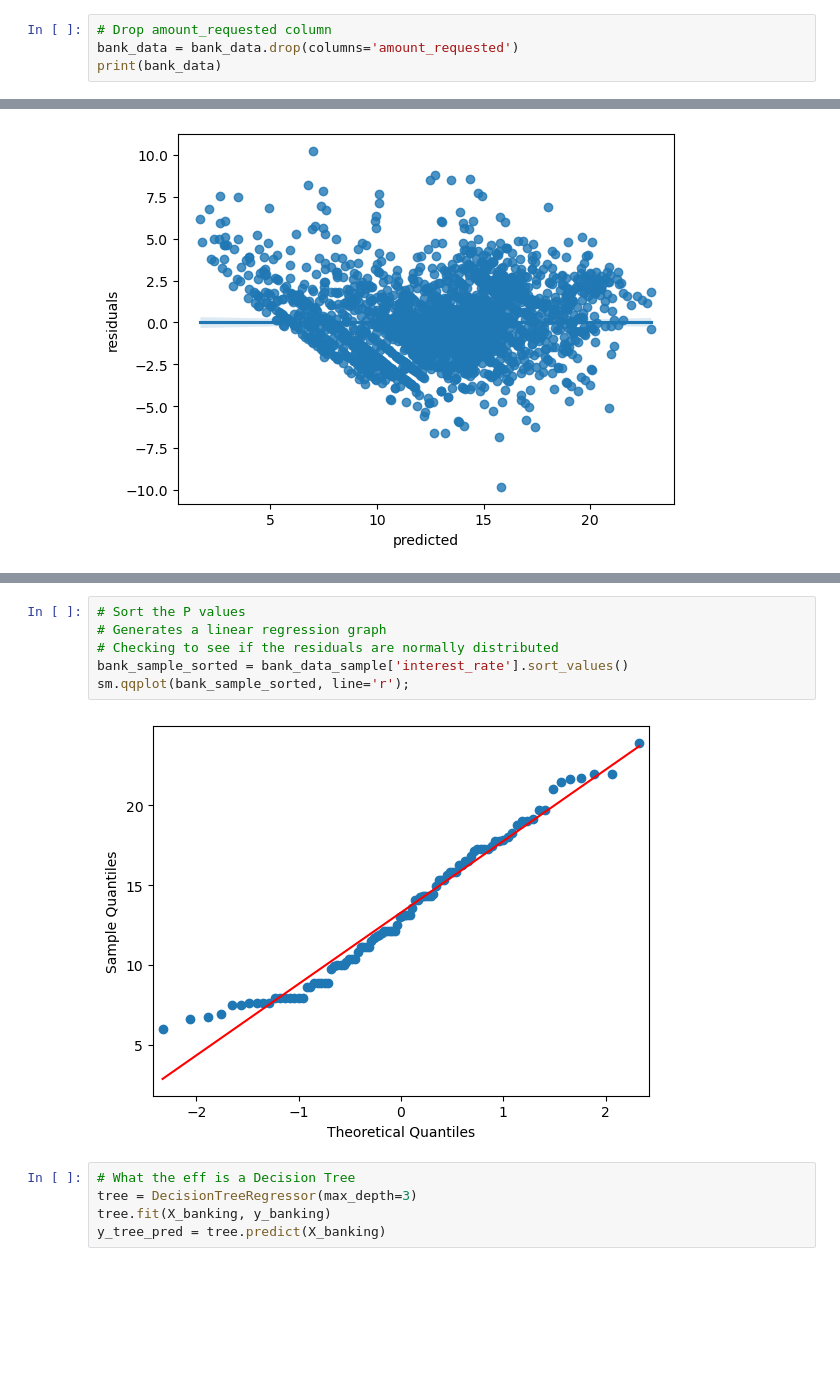
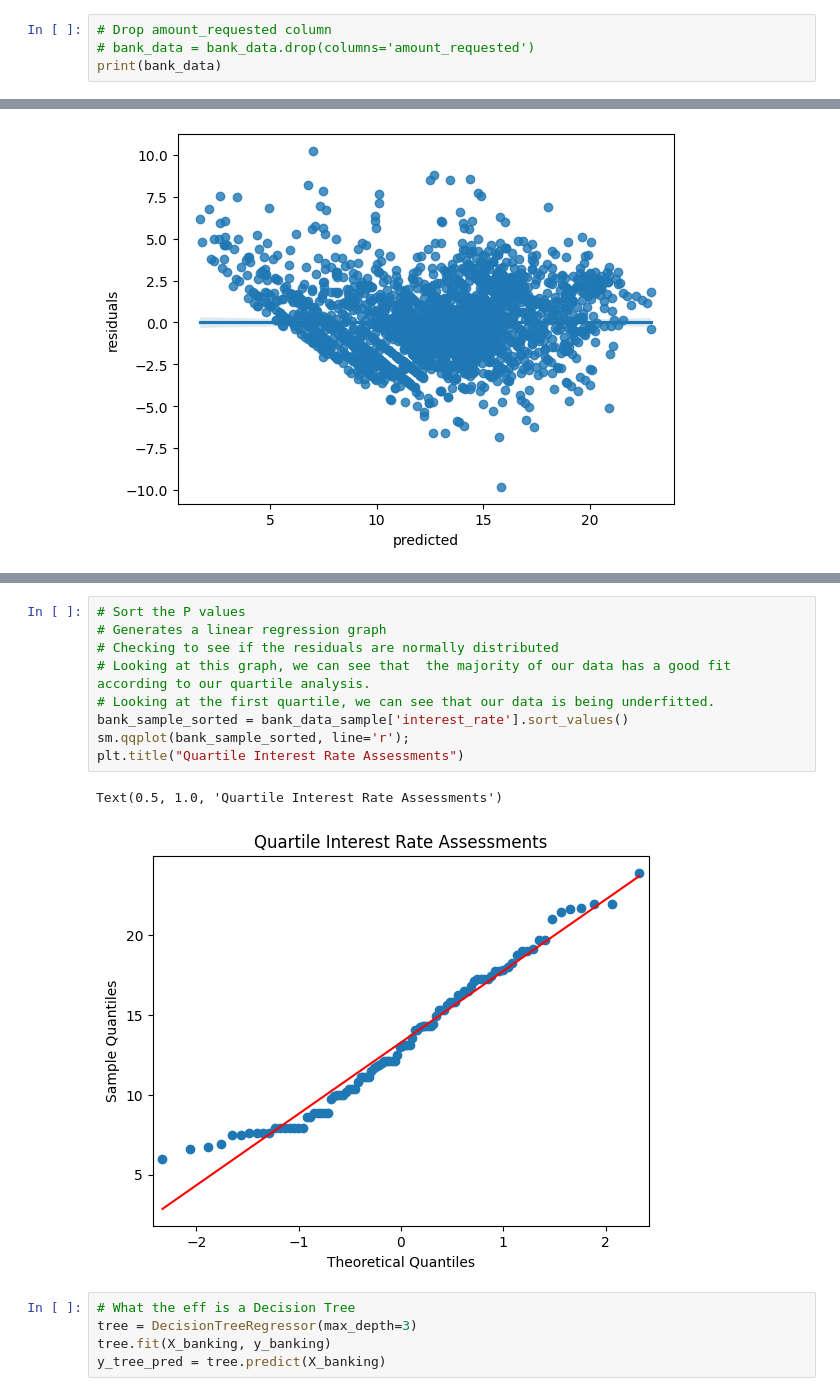
Before and after one commit to wolfman1986/Build_a_Linear_Regression_Model, a Jupyter notebook: workbooks/dataset_eda.ipynb, the cells around one changed output, grey strips where cells are left out. Drawn from its saved outputs; the diff is of its cells as text; blank space fills up the shorter version.

```diff
--- a/workbooks/dataset_eda.ipynb
+++ b/workbooks/dataset_eda.ipynb
@@ -99,6 +99,6 @@ dtype: int64
 - The column "amount_requested" does not represent a significant interest to this EDA
 # %%
 # Drop amount_requested column
-bank_data = bank_data.drop(columns='amount_requested')
+# bank_data = bank_data.drop(columns='amount_requested')
 print(bank_data)
 # %% [output]
@@ -214,11 +219,15 @@ See the caveats in the documentation: https://pandas.pydata.org/pandas-docs/stab
 # %%
 # Sort the P values
 # Generates a linear regression graph
 # Checking to see if the residuals are normally distributed
+# Looking at this graph, we can see that  the majority of our data has a good fit according to our quartile analysis.
+# Looking at the first quartile, we can see that our data is being underfitted.
 bank_sample_sorted = bank_data_sample['interest_rate'].sort_values()
 sm.qqplot(bank_sample_sorted, line='r');
+plt.title("Quartile Interest Rate Assessments")
 # %% [output]
+Text(0.5, 1.0, 'Quartile Interest Rate Assessments')
-[figure, old version]
+[figure, new version]
 # %%
 # What the eff is a Decision Tree
 tree = DecisionTreeRegressor(max_depth=3)
```
Also changed, not shown: parts of 11 cells of this notebook.
